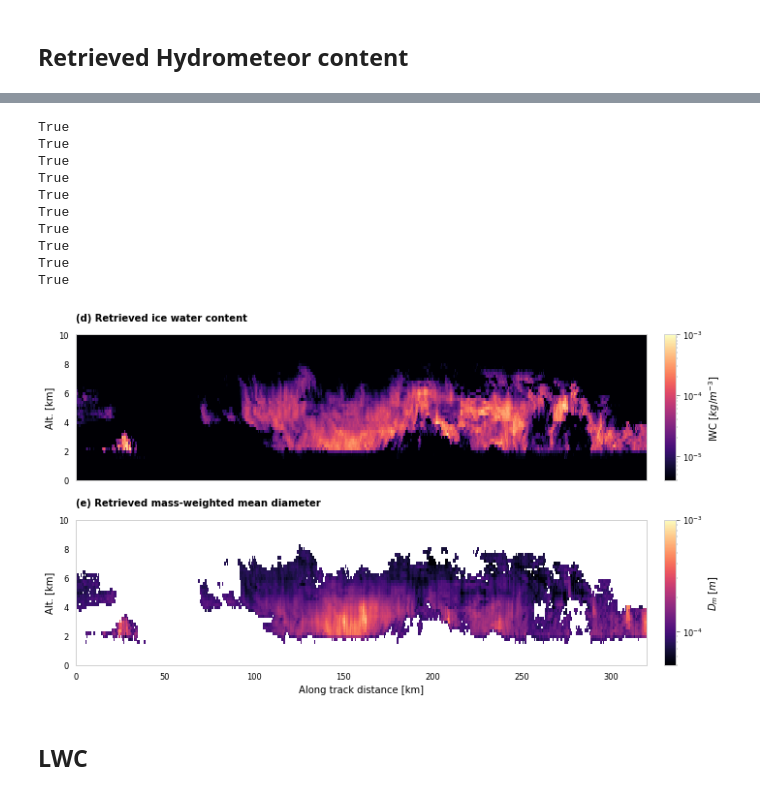
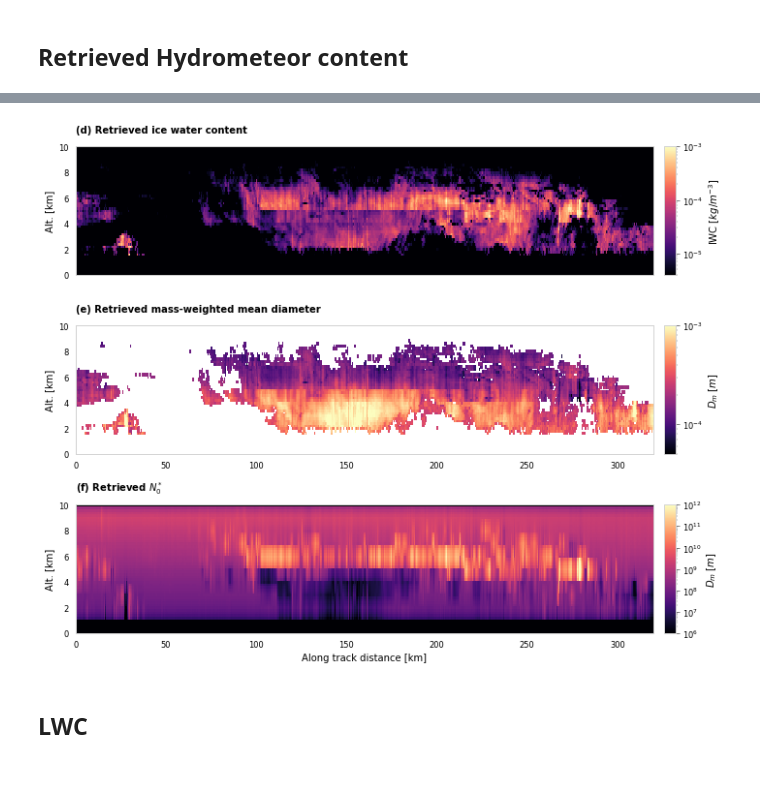
Before and after one commit to simonpf/ismar_combined, a Jupyter notebook: notebooks/results.ipynb, the cells around one changed output, grey strips where cells are left out. Cells and saved outputs as stored; diff of their text form; code cells hidden in the pictures.

```diff
--- a/notebooks/results.ipynb
+++ b/notebooks/results.ipynb
@@ -32,0 +11,4 @@ masked_array(
+# %%
+variables = ["ice_n0", "ice_dm", "rain_n0", "rain_dm", "cloud_water", "H2O"]
+variables += ["diagnostics", "yf_hamp_active", "yf_hamp_passive", "yf_ismar"]
+results = get_results(variables = variables)
@@ -225,11 +228,9 @@ f.savefig("../plots/fit_overview.pdf")
 # %%
 from scipy.special import gamma
 
-md = results["large_plate_aggregate"]["ice_md"]
-n0 = results["large_plate_aggregate"]["ice_n0"]
-c   = gamma(4.0) / 4
-rho = 917.0
+md = results["8-ColumnAggregate"]["ice_md"]
+n0 = results["8-ColumnAggregate"]["ice_n0"]
+dm = results["8-ColumnAggregate"]["ice_dm"]
+
 mask = np.all(np.logical_not(np.isnan(md)), axis = 1)
-
-dm = (6.0 / (np.pi * rho * c) * md / n0) ** 0.25
 # %%
@@ -239,11 +242,12 @@ NameError: name 'LogNorm' is not defined
 # %%
+from matplotlib.gridspec import GridSpec
 from matplotlib.colors import LogNorm, Normalize
 from joint_flight.plots import grid_to_edges
 from joint_flight.data import hamp
 from joint_flight.data.in_situ import faam
 
 f = plt.figure(figsize = (10, 8))
-gs = GridSpec(3, 2, width_ratios = [1.0, 0.02])
+gs = GridSpec(3, 2, width_ratios = [1.0, 0.02], height_ratios = [1.0, 1.0, 1.0])
 
 x = hamp.d[:-1][mask]
 y = np.linspace(0, 13, 66)
@@ -274,43 +278,47 @@ ax = plt.subplot(gs[1, 0])
 ax.set_title("(e) Retrieved mass-weighted mean diameter", loc = "left", fontweight = "bold")
 dm[md < 5e-6] = np.nan
 img = ax.pcolormesh(xx, yy, dm[mask, :].T, norm = dm_norm)
 plt.colorbar(img, cax = plt.subplot(gs[1, 1]), label = "$D_m$ [$m$]")
 ax.set_ylim([0, 10])
 ax.set_xlim([0, 320])
 #ax.set_xticks([])
 ax.set_ylabel("Alt. [km]")
 
+
+#
+# N_0
+#
+
+n0_norm = LogNorm(vmin = 1e6, vmax = 1e12)
+ax = plt.subplot(gs[2, 0])
+ax.set_title("(f) Retrieved $N_0^*$", loc = "left", fontweight = "bold")
+img = ax.pcolormesh(xx, yy, n0[mask, :].T, norm = n0_norm)
+plt.colorbar(img, cax = plt.subplot(gs[2, 1]), label = "$D_m$ [$m$]")
+ax.set_ylim([0, 10])
+ax.set_xlim([0, 320])
+#ax.set_xticks([])
+ax.set_ylabel("Alt. [km]")
 ##
 ## Relative humidity
 ##
 #
 #ax = plt.subplot(gs[2, 0])
 #rh_norm = Normalize(vmin = 0, vmax = 100)
 #rh = results["large_column_aggregate"]["rh"]
 #ax.set_ylim([0, 10])
 #ax.set_title("(c) Relative humidity ", loc = "left", fontweight = "bold")
 #for d in faam.ds_d:
 #    ax.axvline(d, c = "k", ls = "--")
 #img = ax.pcolormesh(xx, yy, 100.0 * rh.T , norm = rh_norm)
 #plt.colorbar(img, cax = plt.subplot(gs[2, 1]), label = "RH [%]")
 #
 
 ax.set_ylabel("Alt. [km]")
 ax.set_xlabel("Along track distance [km]")
 
 plt.tight_layout()
 f.savefig("../plots/hmc.png", bbox_inches = "tight")
 # %% [output]
-True
-True
-True
-True
-True
-True
-True
-True
-True
-True
-[figure, old version]
+[figure, new version]
 # %% [markdown]
 ## LWC
```
Also changed, not shown: parts of 12 cells of this notebook, 6 other files.
